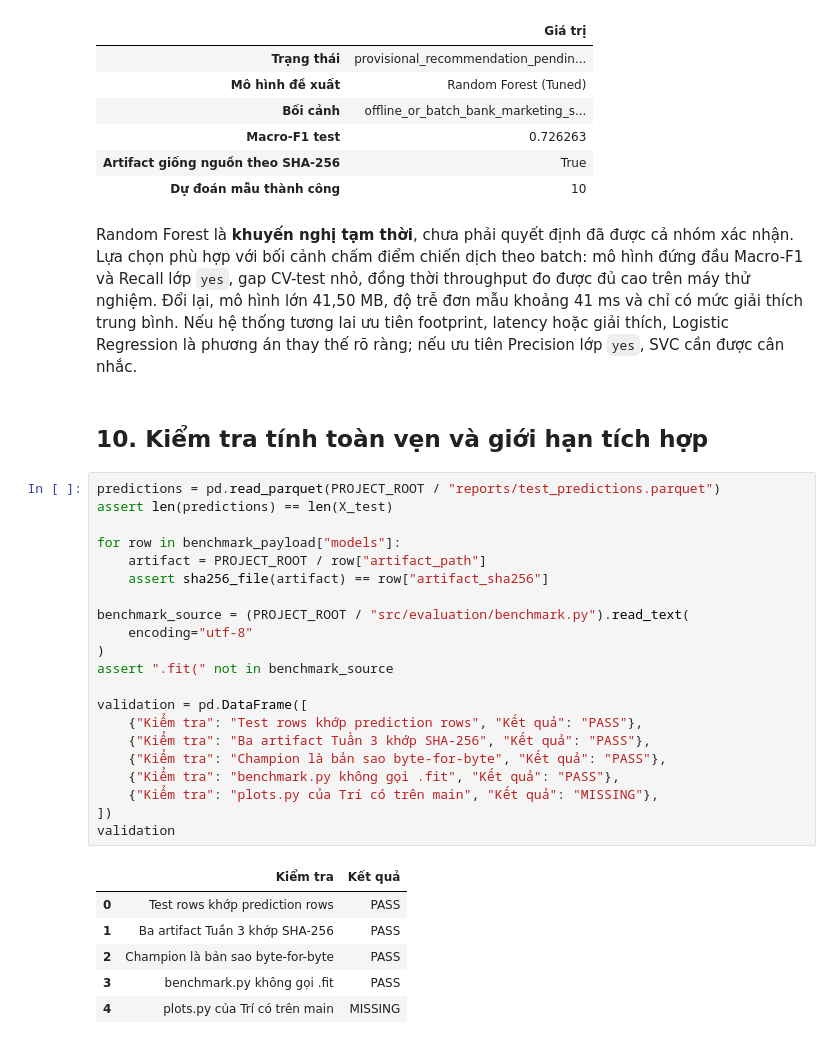
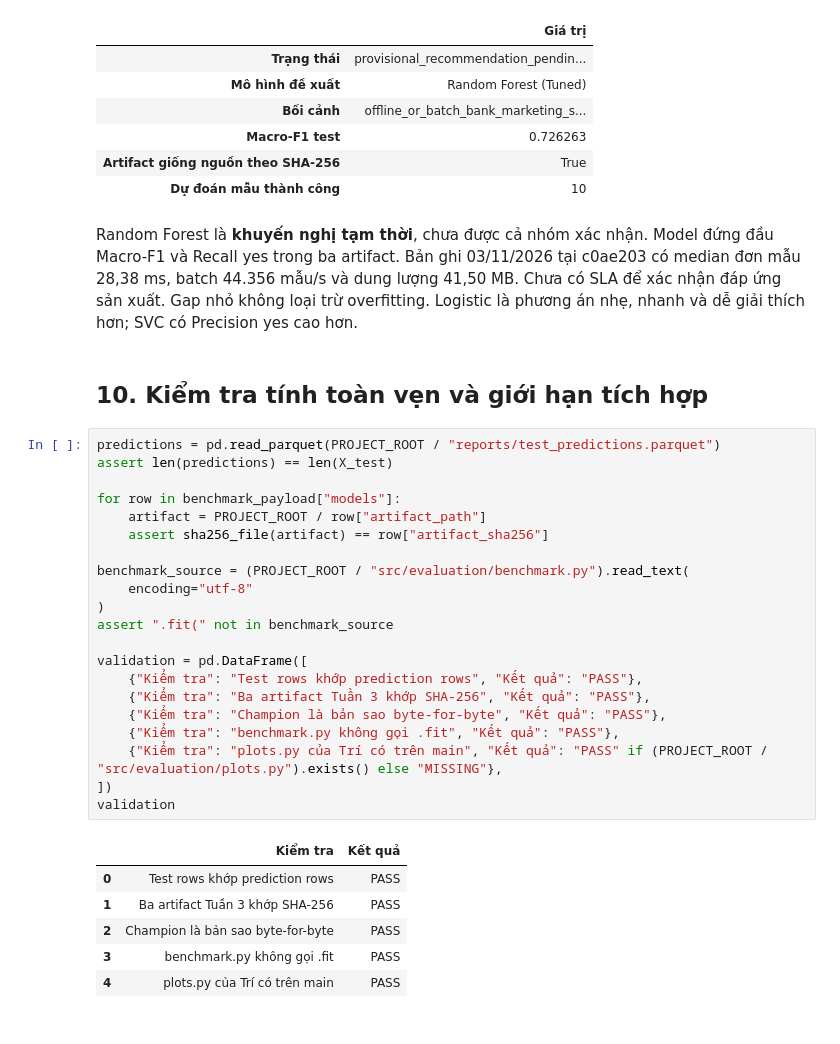
Before and after one commit to ThayLoi2k10/BTL_ML, a Jupyter notebook: notebooks/06_evaluation.ipynb, the cells around one changed output. Cells and saved outputs as stored; diff of their text form.

```diff
--- a/notebooks/06_evaluation.ipynb
+++ b/notebooks/06_evaluation.ipynb
@@ -302,37 +310,37 @@ pd.Series({
 | Artifact giống nguồn theo SHA-256 | True |
 | Dự đoán mẫu thành công | 10 |
 # %% [markdown]
-Random Forest là **khuyến nghị tạm thời**, chưa phải quyết định đã được cả nhóm xác nhận. Lựa chọn phù hợp với bối cảnh chấm điểm chiến dịch theo batch: mô hình đứng đầu Macro-F1 và Recall lớp `yes`, gap CV-test nhỏ, đồng thời throughput đo được đủ cao trên máy thử nghiệm. Đổi lại, mô hình lớn 41,50 MB, độ trễ đơn mẫu khoảng 41 ms và chỉ có mức giải thích trung bình. Nếu hệ thống tương lai ưu tiên footprint, latency hoặc giải thích, Logistic Regression là phương án thay thế rõ ràng; nếu ưu tiên Precision lớp `yes`, SVC cần được cân nhắc.
+Random Forest là **khuyến nghị tạm thời**, chưa được cả nhóm xác nhận. Model đứng đầu Macro-F1 và Recall yes trong ba artifact. Bản ghi 03/11/2026 tại c0ae203 có median đơn mẫu 28,38 ms, batch 44.356 mẫu/s và dung lượng 41,50 MB. Chưa có SLA để xác nhận đáp ứng sản xuất. Gap nhỏ không loại trừ overfitting. Logistic là phương án nhẹ, nhanh và dễ giải thích hơn; SVC có Precision yes cao hơn.
 # %% [markdown]
 ## 10. Kiểm tra tính toàn vẹn và giới hạn tích hợp
 # %%
 predictions = pd.read_parquet(PROJECT_ROOT / "reports/test_predictions.parquet")
 assert len(predictions) == len(X_test)
 
 for row in benchmark_payload["models"]:
     artifact = PROJECT_ROOT / row["artifact_path"]
     assert sha256_file(artifact) == row["artifact_sha256"]
 
 benchmark_source = (PROJECT_ROOT / "src/evaluation/benchmark.py").read_text(
     encoding="utf-8"
 )
 assert ".fit(" not in benchmark_source
 
 validation = pd.DataFrame([
     {"Kiểm tra": "Test rows khớp prediction rows", "Kết quả": "PASS"},
     {"Kiểm tra": "Ba artifact Tuần 3 khớp SHA-256", "Kết quả": "PASS"},
     {"Kiểm tra": "Champion là bản sao byte-for-byte", "Kết quả": "PASS"},
     {"Kiểm tra": "benchmark.py không gọi .fit", "Kết quả": "PASS"},
-    {"Kiểm tra": "plots.py của Trí có trên main", "Kết quả": "MISSING"},
+    {"Kiểm tra": "plots.py của Trí có trên main", "Kết quả": "PASS" if (PROJECT_ROOT / "src/evaluation/plots.py").exists() else "MISSING"},
 ])
 validation
 # %% [output]
 |  | Kiểm tra | Kết quả |
 | 0 | Test rows khớp prediction rows | PASS |
 | 1 | Ba artifact Tuần 3 khớp SHA-256 | PASS |
 | 2 | Champion là bản sao byte-for-byte | PASS |
 | 3 | benchmark.py không gọi .fit | PASS |
-| 4 | plots.py của Trí có trên main | MISSING |
+| 4 | plots.py của Trí có trên main | PASS |
 # %% [markdown]
 ## 11. Kết luận Tuần 4
 
```
Also changed, not shown: parts of 6 cells of this notebook, 11 other files.
